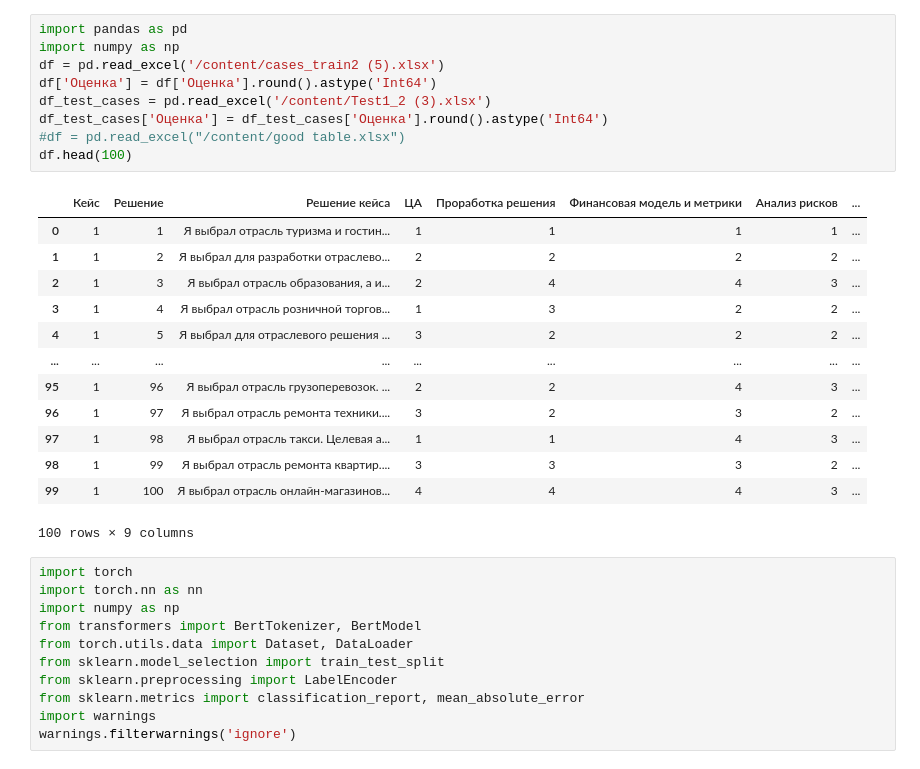
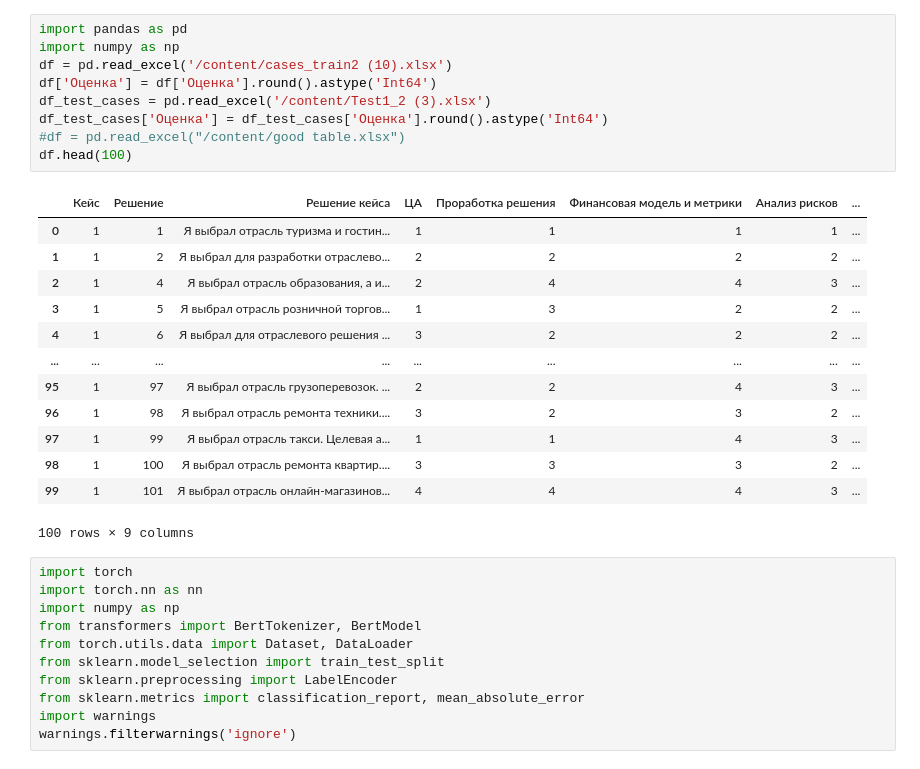
Before and after one commit to vika-ryt/ai_bisnes_cases, a Jupyter notebook: _AI_buisness_casses_case1_berts_ipynb__.ipynb, the cells around one changed output. Drawn from its saved outputs; the diff is of its cells as text.

```diff
--- a/_AI_buisness_casses_case1_berts_ipynb__.ipynb
+++ b/_AI_buisness_casses_case1_berts_ipynb__.ipynb
@@ -1,25 +1,25 @@
 # %%
 import pandas as pd
 import numpy as np
-df = pd.read_excel('/content/cases_train2 (5).xlsx')
+df = pd.read_excel('/content/cases_train2 (10).xlsx')
 df['Оценка'] = df['Оценка'].round().astype('Int64')
 df_test_cases = pd.read_excel('/content/Test1_2 (3).xlsx')
 df_test_cases['Оценка'] = df_test_cases['Оценка'].round().astype('Int64')
 #df = pd.read_excel("/content/good table.xlsx")
 df.head(100)
 # %% [output]
 |  | Кейс | Решение | Решение кейса | ЦА | Проработка решения | Финансовая модель и метрики | Анализ рисков | ... |
 | 0 | 1 | 1 | Я выбрал отрасль туризма и гостин... | 1 | 1 | 1 | 1 | ... |
 | 1 | 1 | 2 | Я выбрал для разработки отраслево... | 2 | 2 | 2 | 2 | ... |
-| 2 | 1 | 3 | Я выбрал отрасль образования, а и... | 2 | 4 | 4 | 3 | ... |
-| 3 | 1 | 4 | Я выбрал отрасль розничной торгов... | 1 | 3 | 2 | 2 | ... |
-| 4 | 1 | 5 | Я выбрал для отраслевого решения ... | 3 | 2 | 2 | 2 | ... |
+| 2 | 1 | 4 | Я выбрал отрасль образования, а и... | 2 | 4 | 4 | 3 | ... |
+| 3 | 1 | 5 | Я выбрал отрасль розничной торгов... | 1 | 3 | 2 | 2 | ... |
+| 4 | 1 | 6 | Я выбрал для отраслевого решения ... | 3 | 2 | 2 | 2 | ... |
 | ... | ... | ... | ... | ... | ... | ... | ... | ... |
-| 95 | 1 | 96 | Я выбрал отрасль грузоперевозок. ... | 2 | 2 | 4 | 3 | ... |
-| 96 | 1 | 97 | Я выбрал отрасль ремонта техники.... | 3 | 2 | 3 | 2 | ... |
-| 97 | 1 | 98 | Я выбрал отрасль такси. Целевая а... | 1 | 1 | 4 | 3 | ... |
-| 98 | 1 | 99 | Я выбрал отрасль ремонта квартир.... | 3 | 3 | 3 | 2 | ... |
-| 99 | 1 | 100 | Я выбрал отрасль онлайн-магазинов... | 4 | 4 | 4 | 3 | ... |
+| 95 | 1 | 97 | Я выбрал отрасль грузоперевозок. ... | 2 | 2 | 4 | 3 | ... |
+| 96 | 1 | 98 | Я выбрал отрасль ремонта техники.... | 3 | 2 | 3 | 2 | ... |
+| 97 | 1 | 99 | Я выбрал отрасль такси. Целевая а... | 1 | 1 | 4 | 3 | ... |
+| 98 | 1 | 100 | Я выбрал отрасль ремонта квартир.... | 3 | 3 | 3 | 2 | ... |
+| 99 | 1 | 101 | Я выбрал отрасль онлайн-магазинов... | 4 | 4 | 4 | 3 | ... |
 100 rows × 9 columns
 # %%
 import torch
```
Also changed, not shown: parts of 35 cells of this notebook.
